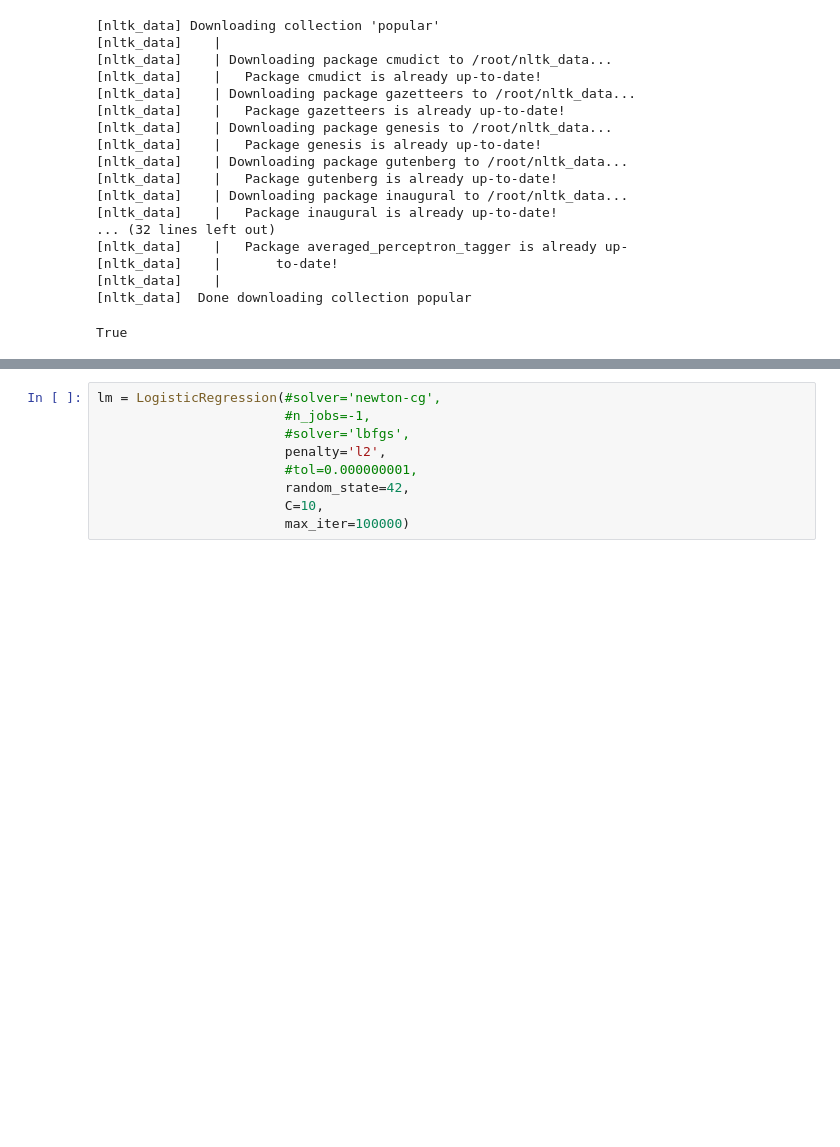
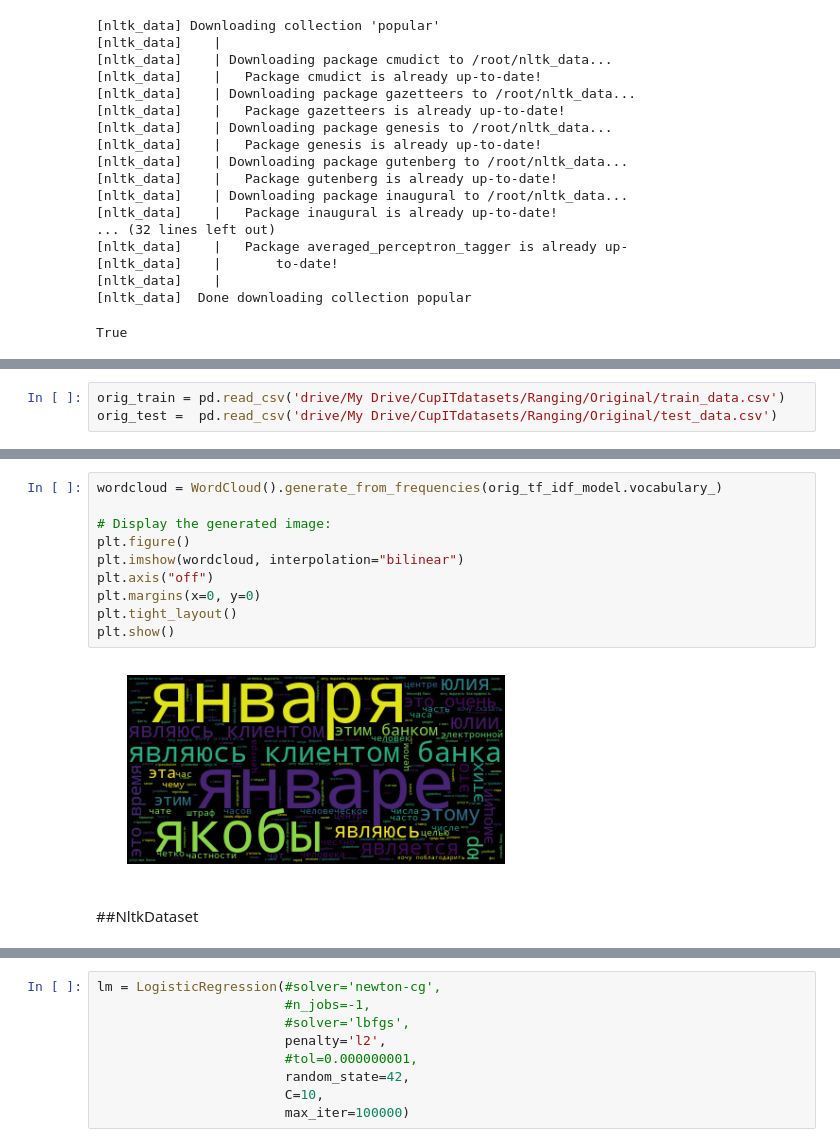
Before and after one commit to zqiaohe/trash, a Jupyter notebook: Ranging.ipynb, the cells around one changed output, grey strips where cells are left out. Cells and saved outputs as stored; diff of their text form; blank space fills up the shorter version.

```diff
--- a/Ranging.ipynb
+++ b/Ranging.ipynb
@@ -33,0 +41,3 @@ True
+# %%
+orig_train = pd.read_csv('drive/My Drive/CupITdatasets/Ranging/Original/train_data.csv')
+orig_test =  pd.read_csv('drive/My Drive/CupITdatasets/Ranging/Original/test_data.csv')
@@ -76,0 +158,14 @@ tf_idf = TfidfVectorizer(ngram_range=(1, 4), stop_words=stopwords.words('russian
+# %%
+wordcloud = WordCloud().generate_from_frequencies(orig_tf_idf_model.vocabulary_)
+
+# Display the generated image:
+plt.figure()
+plt.imshow(wordcloud, interpolation="bilinear")
+plt.axis("off")
+plt.margins(x=0, y=0)
+plt.tight_layout()
+plt.show()
+# %% [output]
+[figure, added]
+# %% [markdown]
+##NltkDataset
```
Also changed, not shown: parts of 118 cells of this notebook.
